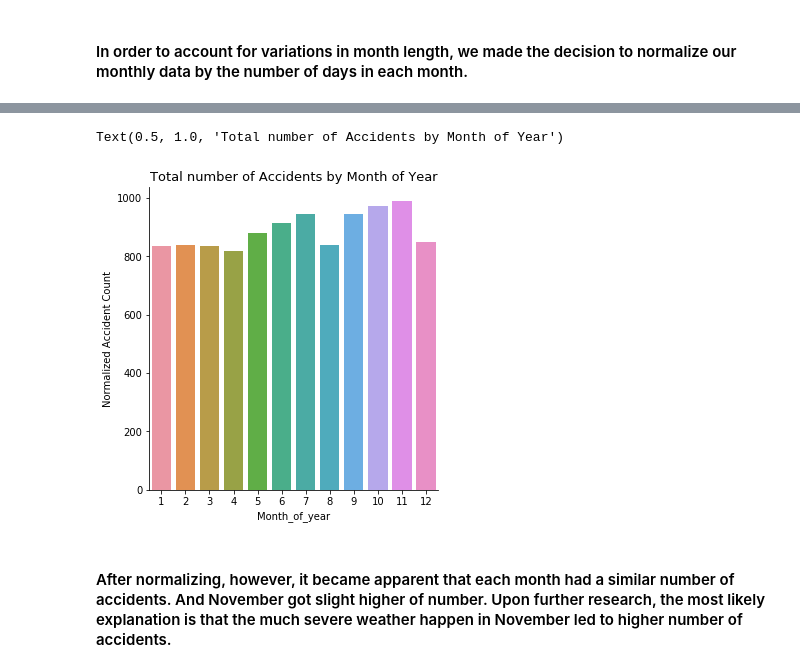
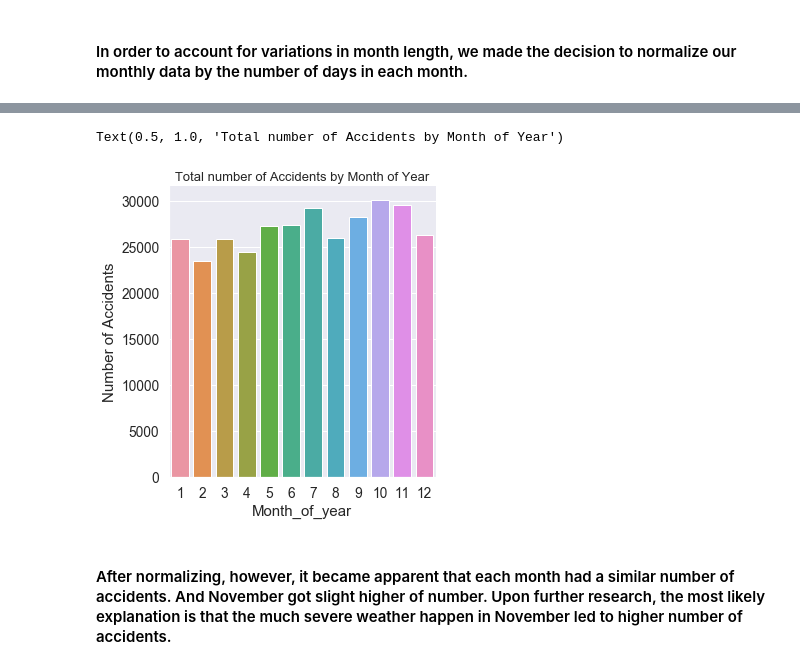
Before and after one commit to a972celia/car-accident-analysis, a Jupyter notebook: 0.1 Data manipulation.ipynb, the cells around one changed output, grey strips where cells are left out. Saved outputs shown, nothing was run; the diff lists cells and outputs as text; code cells hidden in the pictures.

```diff
--- a/0.1 Data manipulation.ipynb
+++ b/0.1 Data manipulation.ipynb
@@ -306,7 +306,4 @@ tripleMonthLength_list = [31, 31, 31, 28, 28, 28, 31, 31, 31, 30, 30, 30,
 AccidentDataByMonth_df = accident_data.groupby('Month_of_year').agg({'ID':'count'})
 AccidentDataByMonth_df = pd.DataFrame(AccidentDataByMonth_df,columns=['ID'])
 AccidentDataByMonth_df['Month_of_year'] = AccidentDataByMonth_df.index
-AccidentDataByMonth_df['Month Length (Num Days)'] = monthLength_list
-AccidentDataByMonth_df['Normalized Accident Count'] = AccidentDataByMonth_df['ID']/AccidentDataByMonth_df['Month Length (Num Days)']
-AccidentDataByMonth_df['Normalized Accident Count'] = AccidentDataByMonth_df['Normalized Accident Count'].astype('int')
-AccidentDataByMonth_df[['Normalized Accident Count']]
+AccidentDataByMonth_df.columns = ['Number of Accidents', 'Month_of_year']
@@ -328,10 +310,10 @@ AccidentDataByMonth_df[['Normalized Accident Count']]
 # %%
 #plot
-sns.catplot(x ='Month_of_year',y ='Normalized Accident Count',kind = "bar",data = AccidentDataByMonth_df)
+sns.catplot(x ='Month_of_year',y ='Number of Accidents',kind = "bar",data = AccidentDataByMonth_df)
 plt.title("Total number of Accidents by Month of Year", fontsize = 13)
 # %% [output]
 Text(0.5, 1.0, 'Total number of Accidents by Month of Year')
-[figure, old version]
+[figure, new version]
 # %% [markdown]
 #### After normalizing, however, it became apparent that each month had a similar number of accidents. And November got slight higher of number. Upon further research, the most likely explanation is that the much severe weather happen in November led to higher  number of accidents.
 # %% [markdown]
```
Also changed, not shown: parts of 5 cells of this notebook.
